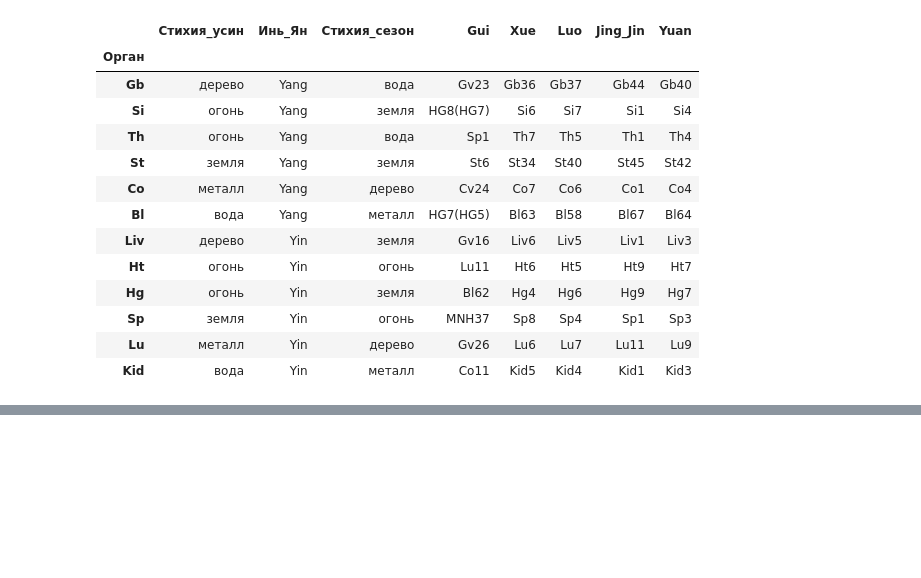
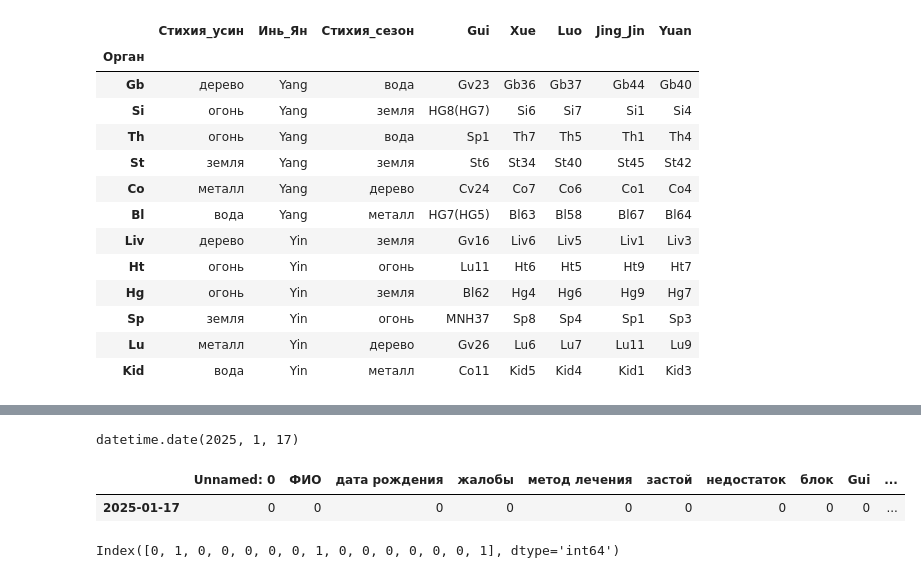
Before and after one commit to Sonnenbergenfluganschluss/KKM, a Jupyter notebook: another KKM.ipynb, the cells around one changed output, grey strips where cells are left out. Saved outputs shown, nothing was run; the diff lists cells and outputs as text; code cells hidden in the pictures; blank space fills up the shorter version.

```diff
--- a/another KKM.ipynb
+++ b/another KKM.ipynb
@@ -416,0 +74,19 @@ woman = ["Gb41", "Gb44", "Gb34", "Gb37, Liv3", "Gb40, Liv5", "Gb38", "Gb43",
+# %%
+patients = pd.read_csv("patients/patients.csv",index_col="Дата", parse_dates=True)#
+# patients = pd.read_csv(f"patients/{onlyfiles[2]}")
+# for file in onlyfiles[3:]:
+#     patient = pd.read_csv(f"patients/{file}")
+#     patients = pd.concat([patients, patient], axis=0)
+
+# patients['Unnamed: 0'] = patients['Unnamed: 0'].str.replace("/", ".")
+# patients['Unnamed: 0'] = pd.to_datetime(patients['Unnamed: 0'], format="mixed", dayfirst=True)
+# patients = patients.sort_values("Unnamed: 0")
+# patients = patients.rename(columns={"Unnamed: 0":"Дата"})
+# patients = patients.reset_index(drop=True)
+
+# patients.drop_duplicates(inplace=True)
+# patients.drop_duplicates(inplace=True)
+# patients.drop('Unnamed: 0', axis=1, inplace=True)
+# patients.drop(patients[patients["ФИО"]=="Богданов Максим Александрович"].index, axis=0, inplace=True)
+# patients.drop_duplicates(inplace=True)
+patients
@@ -416,0 +116,18 @@ woman = ["Gb41", "Gb44", "Gb34", "Gb37, Liv3", "Gb40, Liv5", "Gb38", "Gb43",
+# %%
+from datetime import datetime
+datetime.now().date()
+# %% [output]
+datetime.date(2025, 1, 17)
+# %%
+pd.DataFrame(
+    data=0,
+    columns=patients.columns,
+    index=[datetime.now().date()]
+)
+# %% [output]
+|  | Unnamed: 0 | ФИО | дата рождения | жалобы | метод лечения | застой | недостаток | блок | Gui | ... |
+| 2025-01-17 | 0 | 0 | 0 | 0 | 0 | 0 | 0 | 0 | 0 | ... |
+# %%
+patients.index
+# %% [output]
+Index([0, 1, 0, 0, 0, 0, 0, 1, 0, 0, 0, 0, 0, 0, 1], dtype='int64')
```
Also changed, not shown: parts of 34 cells of this notebook, 4 other files.
